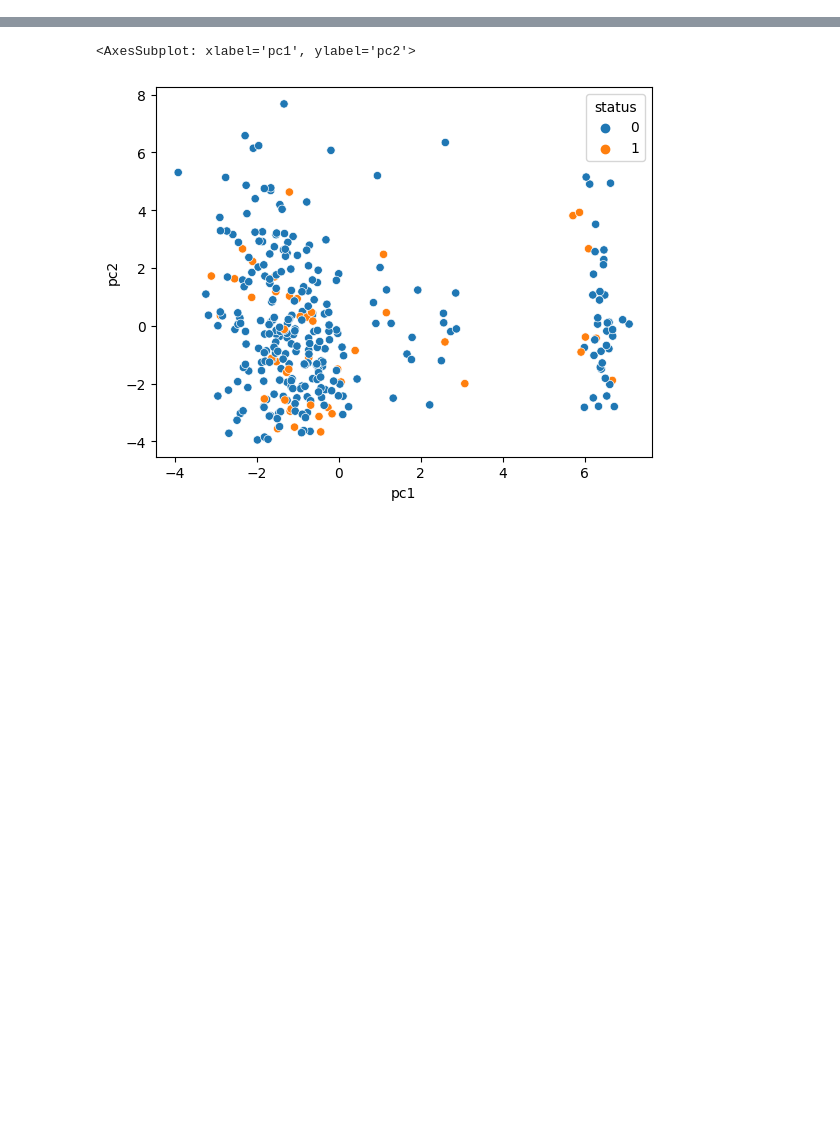
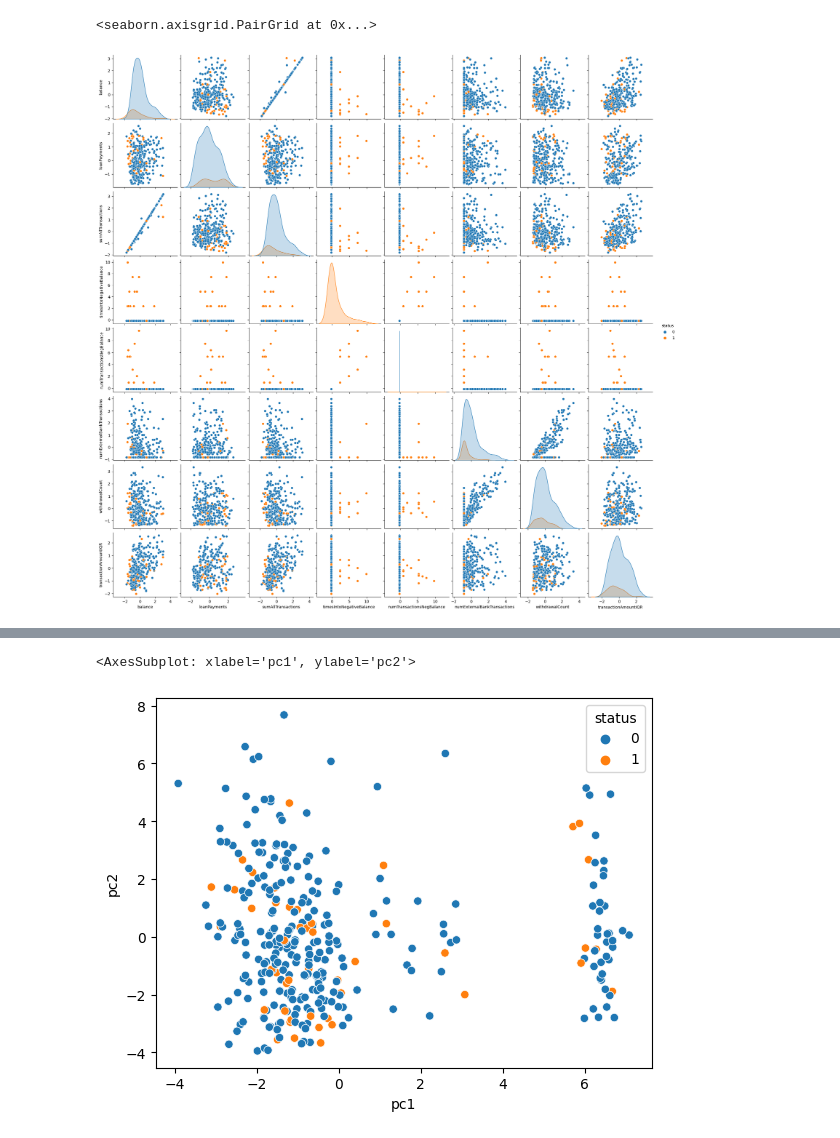
Before and after one commit to adr1an0s0ar3s/feup-ac-22-23, a Jupyter notebook: notebooks/pca_analysis.ipynb, the cells around one changed output, grey strips where cells are left out. Cells and saved outputs as stored; diff of their text form; code cells hidden in the pictures; blank space fills up the shorter version.

```diff
--- a/notebooks/pca_analysis.ipynb
+++ b/notebooks/pca_analysis.ipynb
@@ -22,3 +23,11 @@ X, y = df.drop('status',axis=1), df['status']
+# %%
+sns.pairplot(data=df[['balance', 'loanPayments', 'sumAllTransactions',
+       'timesIntoNegativeBalance', 'numTransactionsNegBalance',
+       'numExternalBankTransactions', 'withdrawalCount',
+       'transactionAmountIQR', 'status']], hue="status")
+# %% [output]
+<seaborn.axisgrid.PairGrid at 0x...>
+[figure, added]
 # %%
 pca = PCA(n_components=2)
 X_r = pca.fit_transform(X)
```
Also changed, not shown: parts of 7 cells of this notebook, 10 other files.
